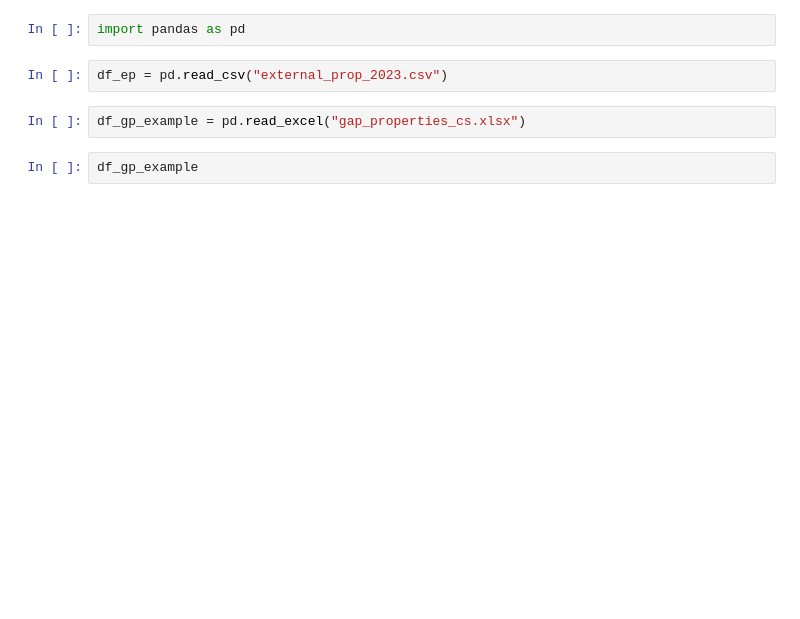
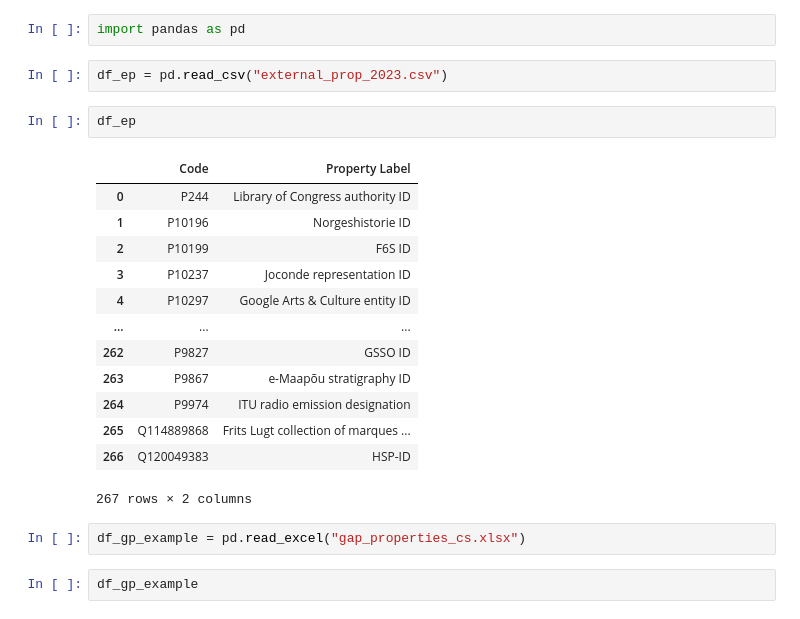
Before and after one commit to millerama17/association-analysis, a Jupyter notebook: filter external properties.ipynb, the cells around one changed output. Cells and saved outputs as stored; diff of their text form; blank space fills up the shorter version.

```diff
--- a/filter external properties.ipynb
+++ b/filter external properties.ipynb
@@ -2,6 +2,22 @@
 import pandas as pd
 # %%
 df_ep = pd.read_csv("external_prop_2023.csv")
+# %%
+df_ep
+# %% [output]
+|  | Code | Property Label |
+| 0 | P244 | Library of Congress authority ID |
+| 1 | P10196 | Norgeshistorie ID |
+| 2 | P10199 | F6S ID |
+| 3 | P10237 | Joconde representation ID |
+| 4 | P10297 | Google Arts & Culture entity ID |
+| ... | ... | ... |
+| 262 | P9827 | GSSO ID |
+| 263 | P9867 | e-Maapõu stratigraphy ID |
+| 264 | P9974 | ITU radio emission designation |
+| 265 | Q114889868 | Frits Lugt collection of marques ... |
+| 266 | Q120049383 | HSP-ID |
+267 rows × 2 columns
 # %%
 df_gp_example = pd.read_excel("gap_properties_cs.xlsx")
 # %%
```
Also changed, not shown: 7 other files.
